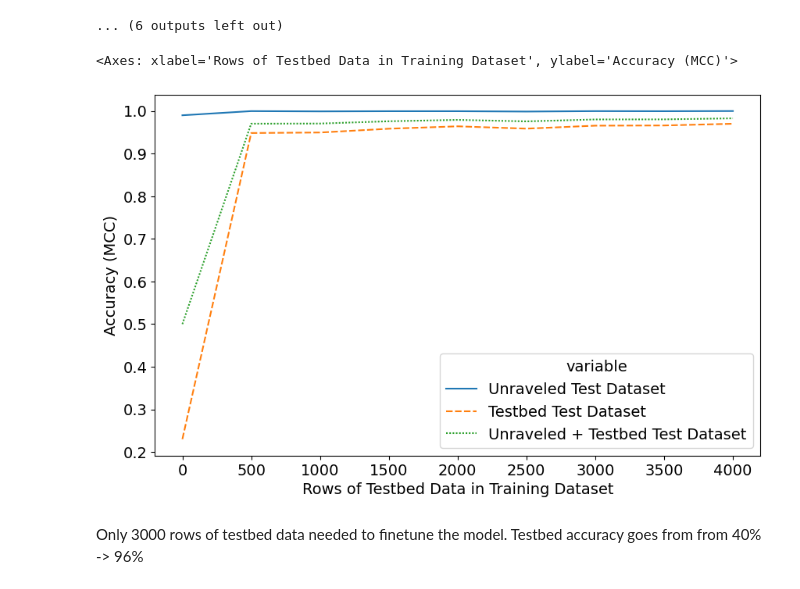
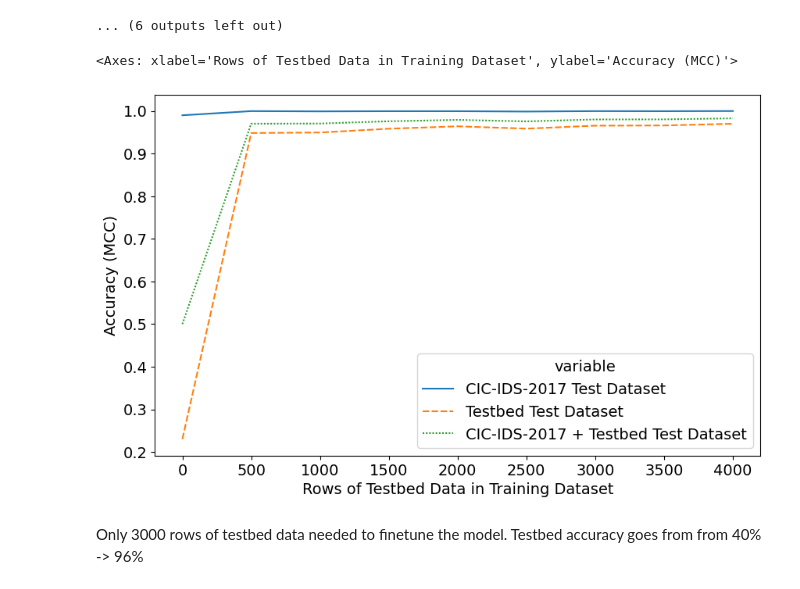
Before and after one commit to navya144/modular_ids_framework, a Jupyter notebook: non_persistent_model.ipynb, the cells around one changed output. Saved outputs shown, nothing was run; the diff lists cells and outputs as text; code cells hidden in the pictures.

```diff
--- a/non_persistent_model.ipynb
+++ b/non_persistent_model.ipynb
@@ -479,21 +479,21 @@ Fitting model: KNeighborsDist ...
 # %%
 # Melt the DataFrame to have a long format for Seaborn lineplot
 melted_stats = stats.melt(id_vars='train_rows',
                           value_vars=['mcc_cic_ids', 'mcc_testbed', 'mcc_combined'])
 
 melted_stats = melted_stats.rename(columns={'value': 'Accuracy (MCC)', 'train_rows':'Rows of Testbed Data in Training Dataset'})
-melted_stats = melted_stats.replace({'mcc_cic_ids':'Unraveled Test Dataset', 'mcc_testbed':'Testbed Test Dataset', 'mcc_combined':'Unraveled + Testbed Test Dataset'})
+melted_stats = melted_stats.replace({'mcc_cic_ids':'CIC-IDS-2017 Test Dataset', 'mcc_testbed':'Testbed Test Dataset', 'mcc_combined':'CIC-IDS-2017 + Testbed Test Dataset'})
 melted_stats.loc[len(melted_stats)] = {'Rows of Testbed Data in Training Dataset':0, 'variable':'Testbed Test Dataset', 'Accuracy (MCC)':0.23}
-melted_stats.loc[len(melted_stats)] = {'Rows of Testbed Data in Training Dataset':0, 'variable':'Unraveled + Testbed Test Dataset', 'Accuracy (MCC)':0.5}
-melted_stats.loc[len(melted_stats)] = {'Rows of Testbed Data in Training Dataset':0, 'variable':'Unraveled Test Dataset', 'Accuracy (MCC)':0.99}
+melted_stats.loc[len(melted_stats)] = {'Rows of Testbed Data in Training Dataset':0, 'variable':'CIC-IDS-2017 + Testbed Test Dataset', 'Accuracy (MCC)':0.5}
+melted_stats.loc[len(melted_stats)] = {'Rows of Testbed Data in Training Dataset':0, 'variable':'CIC-IDS-2017 Test Dataset', 'Accuracy (MCC)':0.99}
 
 # Plot using Seaborn
 plt.figure(figsize=(10, 6))
 sns.lineplot(data=melted_stats, x='Rows of Testbed Data in Training Dataset', y='Accuracy (MCC)', hue='variable',
              style='variable')
 # %% [output]
 <Axes: xlabel='Rows of Testbed Data in Training Dataset', ylabel='Accuracy (MCC)'>
-[figure, old version]
+[figure, new version]
 # %% [markdown]
 Only 3000 rows of testbed data needed to finetune the model. Testbed accuracy goes from from 40% -> 96%
 # %%
```
Also changed, not shown: 2 other files.
